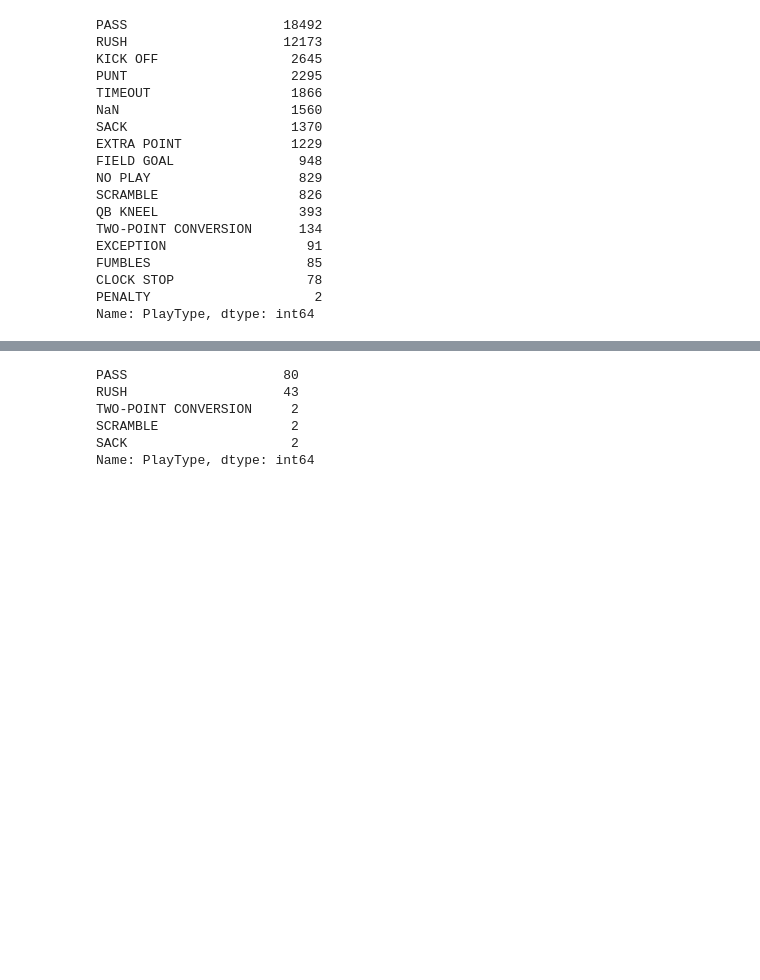
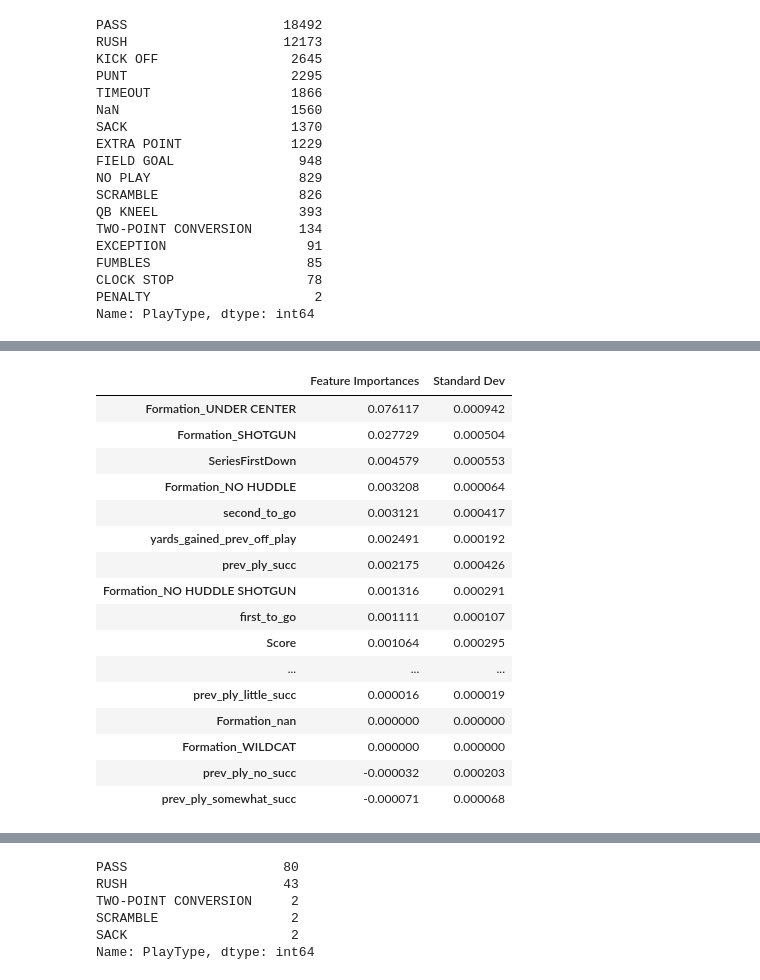
Before and after one commit to richardOlson/nfl_2019_play_by_play, a Jupyter notebook: nfl_plays.ipynb, the cells around one changed output, grey strips where cells are left out. Drawn from its saved outputs; the diff is of its cells as text; code cells hidden in the pictures; blank space fills up the shorter version.

```diff
--- a/nfl_plays.ipynb
+++ b/nfl_plays.ipynb
@@ -677,0 +1059,14 @@ games = wrangle(df18)
+# %%
+# Taking the items out of the pipeline to use with the permuter
+encoder = pipeline.named_steps['onehotencoder']
+imputer = pipeline.named_steps['simpleimputer']
+randFor = pipeline.named_steps['randomforestclassifier']
+# %%
+# Doing the fit and transform for the data
+# to use withe permuter in eli5
+newPipe = make_pipeline(ce.OneHotEncoder(cols=['prev_offense_play', 'Formation'], use_cat_names=True),
+                        SimpleImputer()
+                        )
+
+x_train_transformed = newPipe.fit_transform(x_train, y_train)
+x_val_transformed = newPipe.transform(x_val)
@@ -677,0 +1080,9 @@ games = wrangle(df18)
+# %%
+permuter =PermutationImportance(
+                                randFor,
+                                scoring='accuracy',
+                                n_iter=5,
+                                random_state=42
+)
+
+permuter.fit(x_val_transformed, y_val)
@@ -677,0 +1107,26 @@ games = wrangle(df18)
+# %%
+the_coder = newPipe.named_steps['onehotencoder']
+the_coder.get_feature_names()
+# %%
+# Looking to see what the feature importances are
+# Create a series again
+pd.DataFrame({'Feature Importances':permuter.feature_importances_, 'Standard Dev': permuter.feature_importances_std_},
+               index=the_coder.get_feature_names()).sort_values(by='Feature Importances', ascending=False)
+# %% [output]
+|  | Feature Importances | Standard Dev |
+| Formation_UNDER CENTER | 0.076117 | 0.000942 |
+| Formation_SHOTGUN | 0.027729 | 0.000504 |
+| SeriesFirstDown | 0.004579 | 0.000553 |
+| Formation_NO HUDDLE | 0.003208 | 0.000064 |
+| second_to_go | 0.003121 | 0.000417 |
+| yards_gained_prev_off_play | 0.002491 | 0.000192 |
+| prev_ply_succ | 0.002175 | 0.000426 |
+| Formation_NO HUDDLE SHOTGUN | 0.001316 | 0.000291 |
+| first_to_go | 0.001111 | 0.000107 |
+| Score | 0.001064 | 0.000295 |
+| ... | ... | ... |
+| prev_ply_little_succ | 0.000016 | 0.000019 |
+| Formation_nan | 0.000000 | 0.000000 |
+| Formation_WILDCAT | 0.000000 | 0.000000 |
+| prev_ply_no_succ | -0.000032 | 0.000203 |
+| prev_ply_somewhat_succ | -0.000071 | 0.000068 |
```
Also changed, not shown: parts of 44 cells of this notebook.
